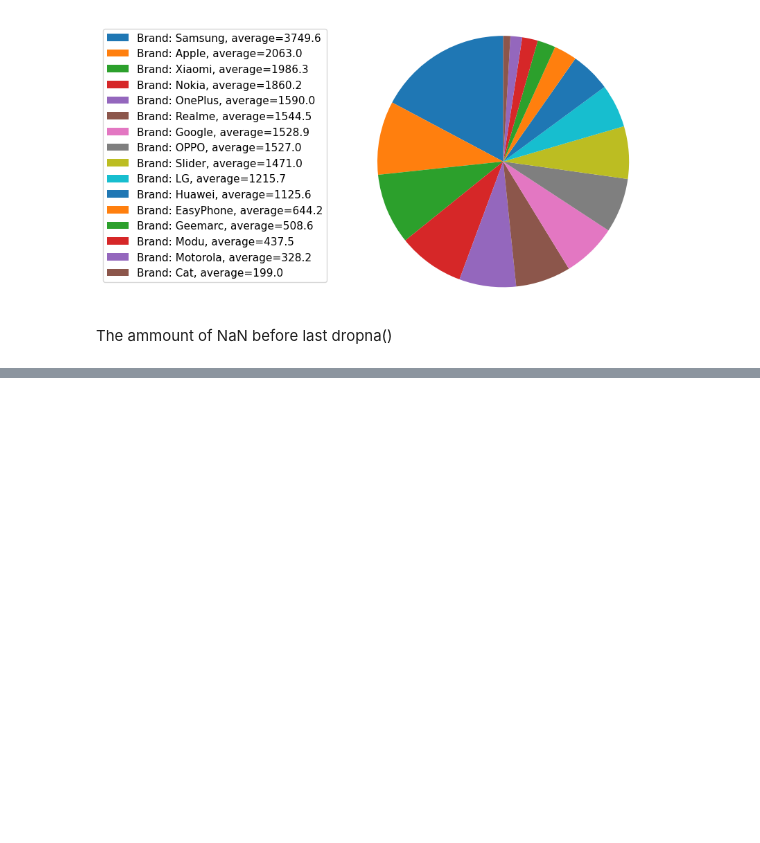
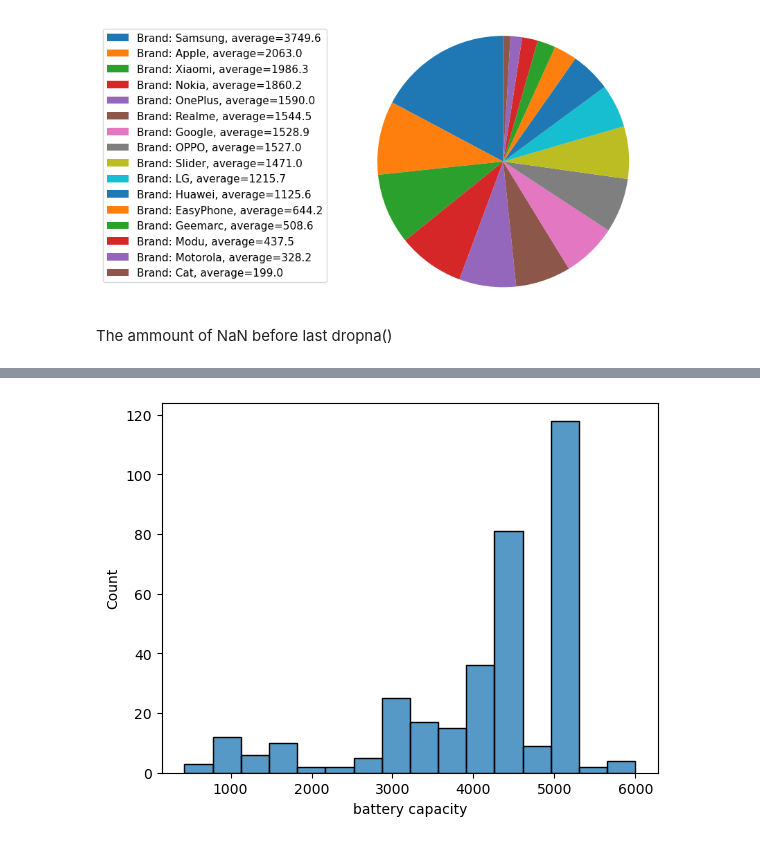
Before and after one commit to Davidtal1/PhoneProjects, a Jupyter notebook: PhonesProject.ipynb, the cells around one changed output, grey strips where cells are left out. Cells and saved outputs as stored; diff of their text form; code cells hidden in the pictures; blank space fills up the shorter version.

```diff
--- a/PhonesProject.ipynb
+++ b/PhonesProject.ipynb
@@ -809,0 +789,5 @@ def predict(df):
+# %%
+sns.histplot(fix_df['battery capacity'])
+plt.show()
+# %% [output]
+[figure, added]
```
Also changed, not shown: parts of 32 cells of this notebook.
